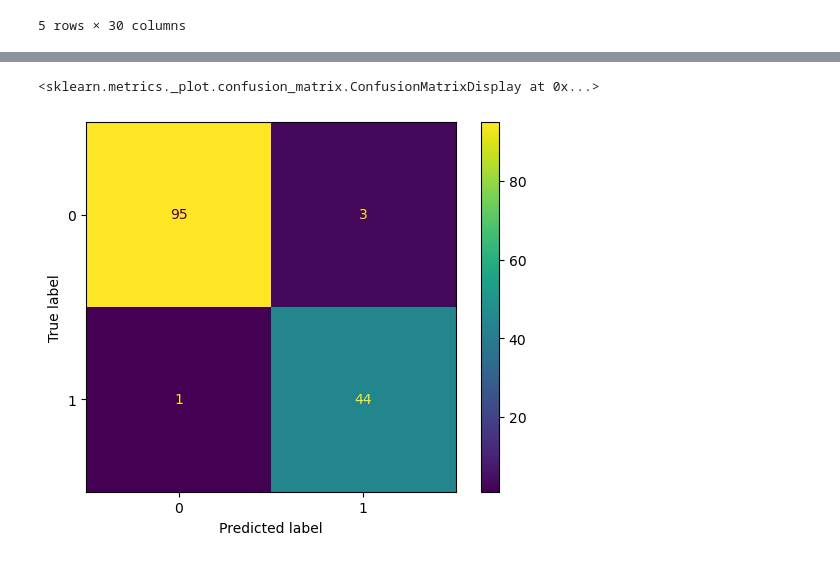
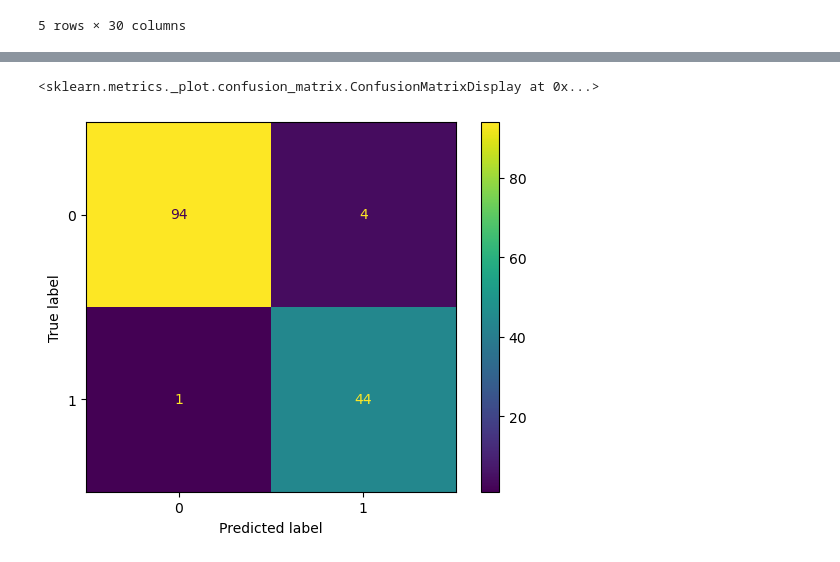
Before and after one commit to TarekHafza/Breast-cancer-prediction, a Jupyter notebook: Random forest.ipynb, the cells around one changed output, grey strips where cells are left out. Drawn from its saved outputs; the diff is of its cells as text; code cells hidden in the pictures.

```diff
--- a/Random forest.ipynb
+++ b/Random forest.ipynb
@@ -99,6 +105,3 @@ dataset_2.head()
 | 3 | 11.42 | 20.38 | 77.58 | 386.1 | 0.14250 | 0.28390 | ... |
 | 4 | 20.29 | 14.34 | 135.10 | 1297.0 | 0.10030 | 0.13280 | ... |
 5 rows × 30 columns
-# %%
-x=dataset_2.values
-x
@@ -139,0 +108,3 @@ array([1, 1, 1, 1, 1, 1, 1, 1, 1, 1, 1, 1, 1, 1, 1, 1, 1, 1, 1, 0, 0, 0,
+# %%
+y= dataset_2['Diagnosis']
+y
@@ -144,9 +128,15 @@ from sklearn.ensemble import RandomForestClassifier
 # %%
 #Train the model 0.25
 x_train, x_test, y_train, y_test = train_test_split(x, y, test_size = .25, random_state=40)
+# %%
+#StandarScaler
+standardScaler = StandardScaler()
+standardScaler.fit(x_train)
+x_train_scaled= standardScaler.transform(x_train)
+x_test_scaled = standardScaler.transform(x_test)
 # %%
-rf=RandomForestClassifier(random_state=42)
+rf=RandomForestClassifier(random_state=40)
 
 #train
-rf.fit(x_train, y_train)
+rf.fit(x_train_scaled, y_train)
 # %% [output]
@@ -168,9 +156,9 @@ array([[95,  3],
        [ 1, 44]], dtype=int64)
 # %%
-ConfusionMatrixDisplay.from_estimator(rf,x_test,y_test)
+ConfusionMatrixDisplay.from_estimator(rf,x_test_scaled,y_test)
 # %% [output]
 <sklearn.metrics._plot.confusion_matrix.ConfusionMatrixDisplay at 0x...>
-[figure, old version]
+[figure, new version]
 # %%
 from sklearn.metrics import classification_report
 # Print the classification report for the model
```
Also changed, not shown: parts of 18 cells of this notebook, 4 other files.
